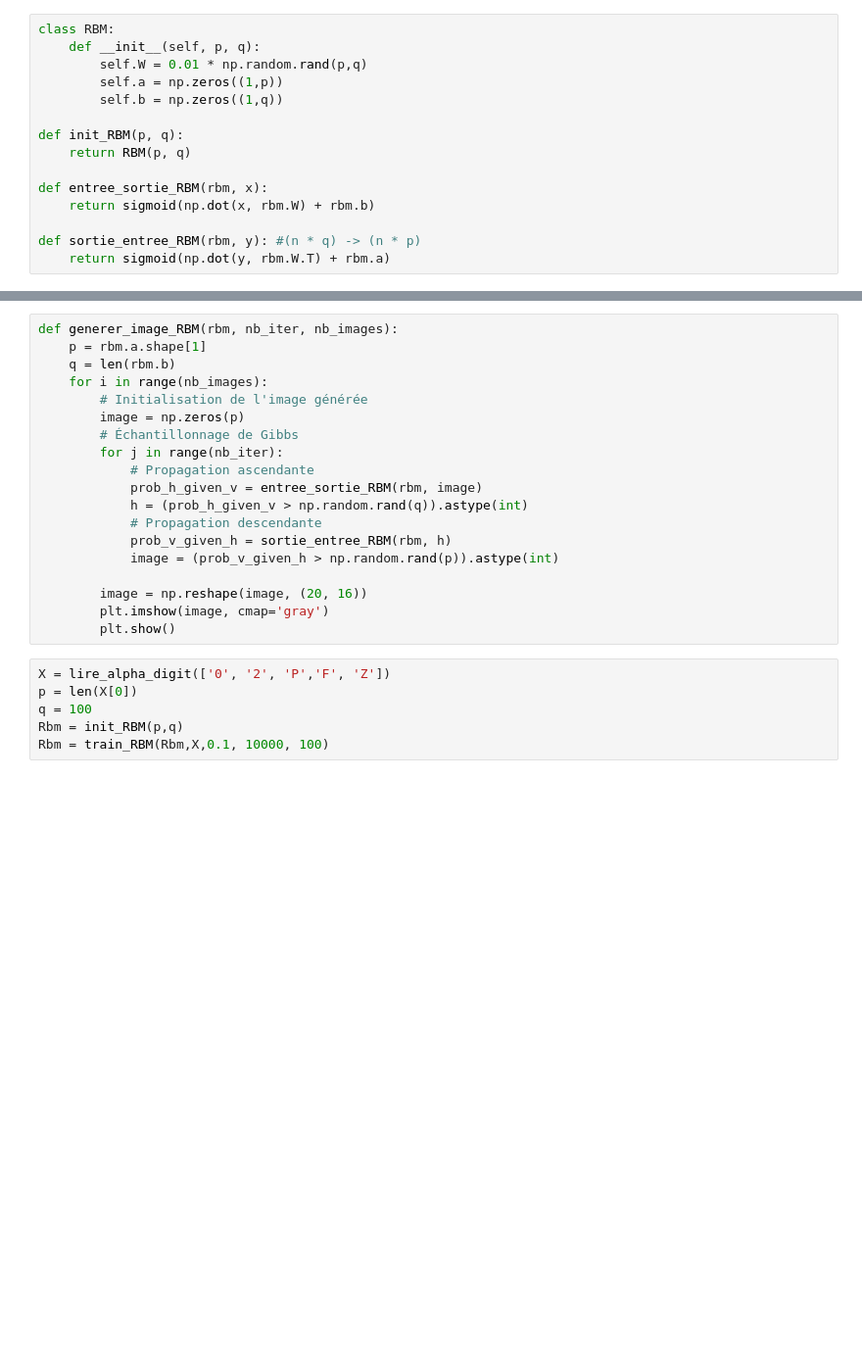
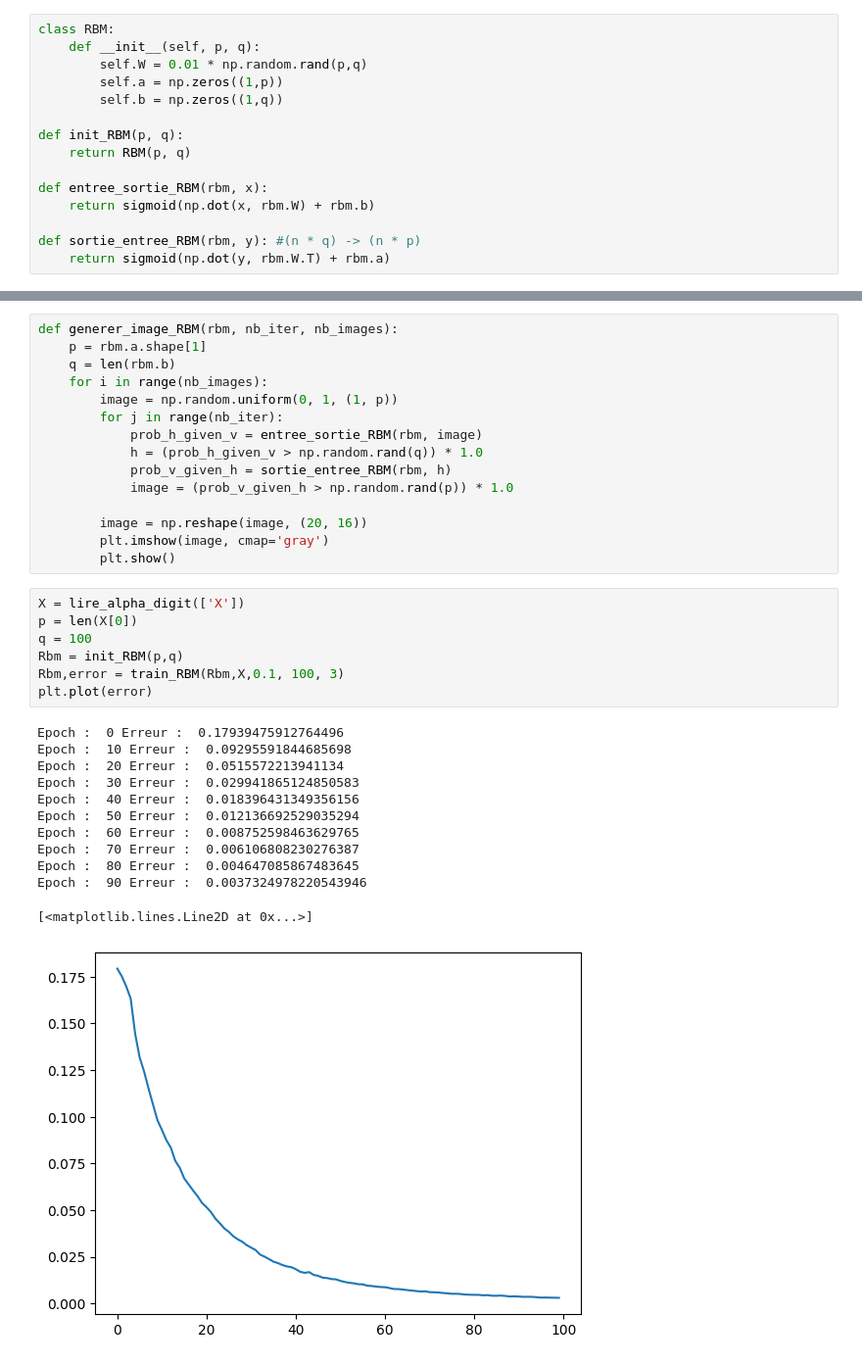
Before and after one commit to zack242/Deep-Learing-II, a Jupyter notebook: DL2 2.ipynb, the cells around one changed output, grey strips where cells are left out. Shown at 98% size. Cells and saved outputs as stored; diff of their text form; blank space fills up the shorter version.

```diff
--- a/DL2 2.ipynb
+++ b/DL2 2.ipynb
@@ -120,24 +126,34 @@ def generer_image_RBM(rbm, nb_iter, nb_images):
     p = rbm.a.shape[1]
     q = len(rbm.b)
     for i in range(nb_images):
-        # Initialisation de l'image générée
-        image = np.zeros(p)
-        # Échantillonnage de Gibbs
+        image = np.random.uniform(0, 1, (1, p))
         for j in range(nb_iter):
-            # Propagation ascendante
             prob_h_given_v = entree_sortie_RBM(rbm, image)
-            h = (prob_h_given_v > np.random.rand(q)).astype(int)
-            # Propagation descendante
+            h = (prob_h_given_v > np.random.rand(q)) * 1.0
             prob_v_given_h = sortie_entree_RBM(rbm, h)
-            image = (prob_v_given_h > np.random.rand(p)).astype(int)
+            image = (prob_v_given_h > np.random.rand(p)) * 1.0
 
         image = np.reshape(image, (20, 16))
         plt.imshow(image, cmap='gray')
         plt.show()
 # %%
-X = lire_alpha_digit(['0', '2', 'P','F', 'Z'])
+X = lire_alpha_digit(['X'])
 p = len(X[0])
 q = 100
 Rbm = init_RBM(p,q)
-Rbm = train_RBM(Rbm,X,0.1, 10000, 100)
+Rbm,error = train_RBM(Rbm,X,0.1, 100, 3)
+plt.plot(error)
+# %% [output]
+Epoch :  0 Erreur :  0.17939475912764496
+Epoch :  10 Erreur :  0.09295591844685698
+Epoch :  20 Erreur :  0.0515572213941134
+Epoch :  30 Erreur :  0.029941865124850583
+Epoch :  40 Erreur :  0.018396431349356156
+Epoch :  50 Erreur :  0.012136692529035294
+Epoch :  60 Erreur :  0.008752598463629765
+Epoch :  70 Erreur :  0.006106808230276387
+Epoch :  80 Erreur :  0.004647085867483645
+Epoch :  90 Erreur :  0.0037324978220543946
+[<matplotlib.lines.Line2D at 0x...>]
+[figure, added]
 # %%
```
Also changed, not shown: parts of 9 cells of this notebook, 1 other file.
